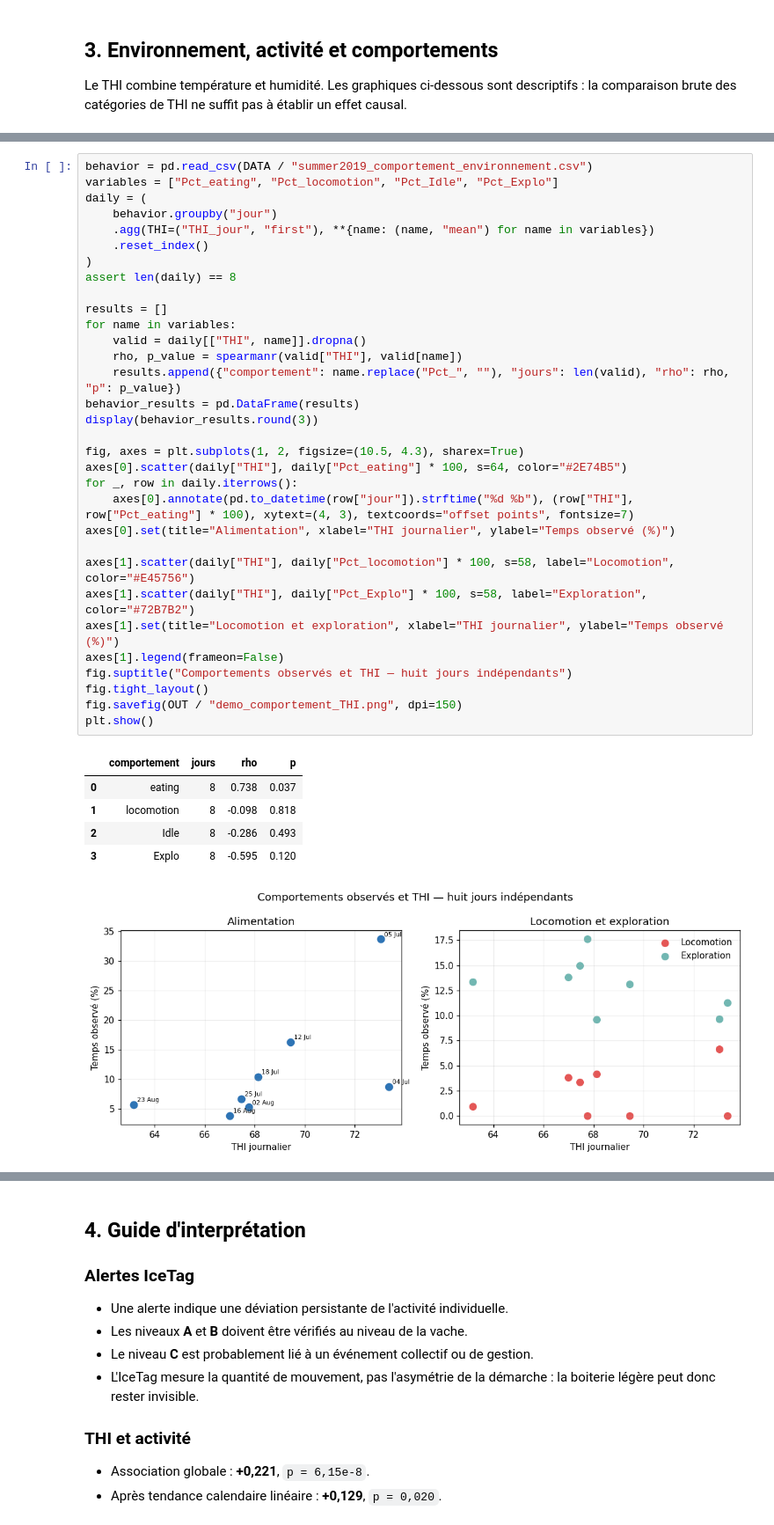
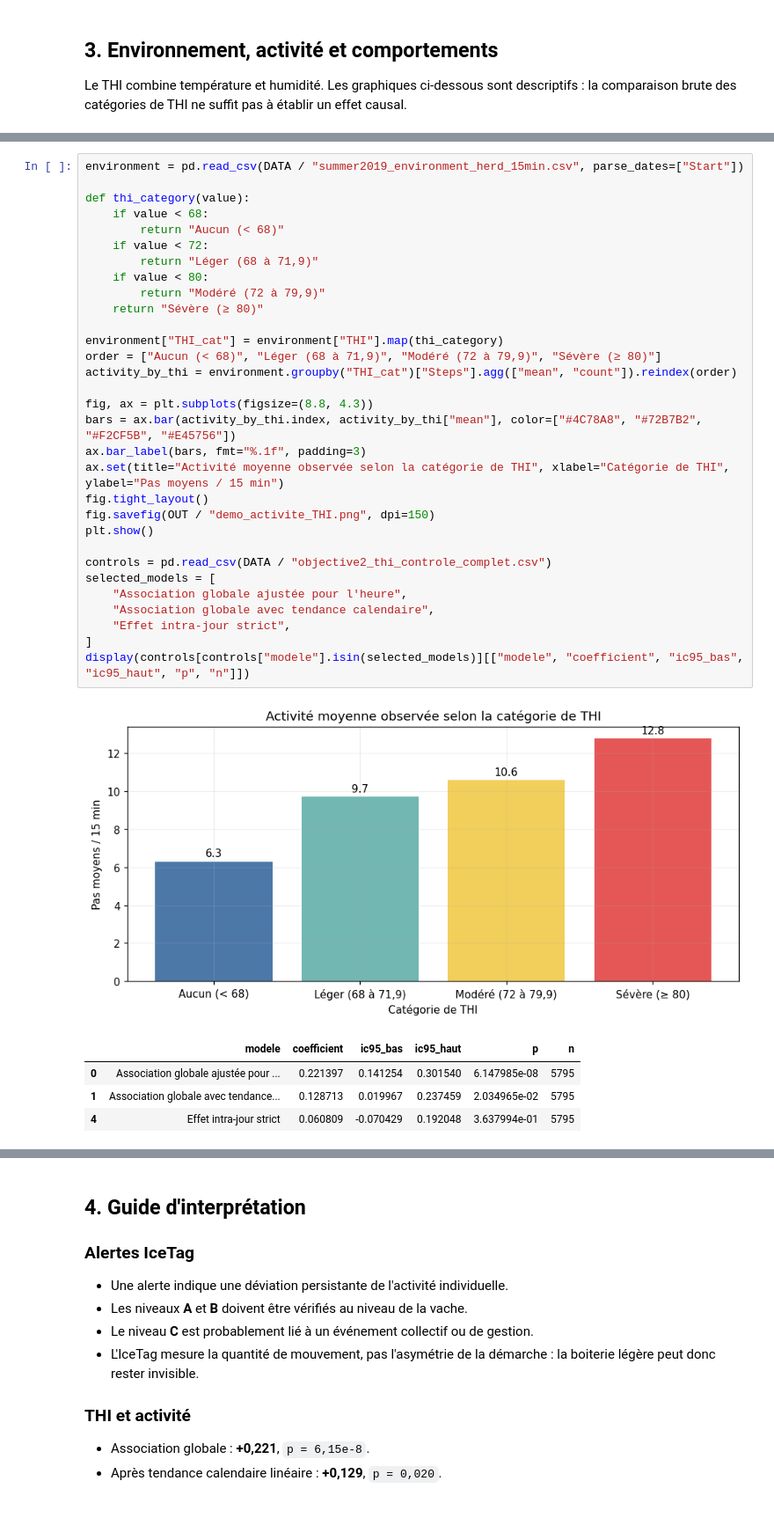
Before and after one commit to Barryguinea/mcgill-iot-cattle, a Jupyter notebook: notebooks/12_objectif3_notebook_demonstration.ipynb, the cells around one changed output, grey strips where cells are left out. Shown at 88% size. Drawn from its saved outputs; the diff is of its cells as text.

```diff
--- a/notebooks/12_objectif3_notebook_demonstration.ipynb
+++ b/notebooks/12_objectif3_notebook_demonstration.ipynb
@@ -260,39 +223,37 @@ display(controls[controls["modele"].isin(selected_models)][["modele", "coefficie
-# %%
-behavior = pd.read_csv(DATA / "summer2019_comportement_environnement.csv")
-variables = ["Pct_eating", "Pct_locomotion", "Pct_Idle", "Pct_Explo"]
-daily = (
-    behavior.groupby("jour")
-    .agg(THI=("THI_jour", "first"), **{name: (name, "mean") for name in variables})
-    .reset_index()
-)
-assert len(daily) == 8
-
-results = []
-for name in variables:
-    valid = daily[["THI", name]].dropna()
-    rho, p_value = spearmanr(valid["THI"], valid[name])
-    results.append({"comportement": name.replace("Pct_", ""), "jours": len(valid), "rho": rho, "p": p_value})
-behavior_results = pd.DataFrame(results)
-display(behavior_results.round(3))
-
-fig, axes = plt.subplots(1, 2, figsize=(10.5, 4.3), sharex=True)
-axes[0].scatter(daily["THI"], daily["Pct_eating"] * 100, s=64, color="#2E74B5")
-for _, row in daily.iterrows():
-    axes[0].annotate(pd.to_datetime(row["jour"]).strftime("%d %b"), (row["THI"], row["Pct_eating"] * 100), xytext=(4, 3), textcoords="offset points", fontsize=7)
-axes[0].set(title="Alimentation", xlabel="THI journalier", ylabel="Temps observé (%)")
-
-axes[1].scatter(daily["THI"], daily["Pct_locomotion"] * 100, s=58, label="Locomotion", color="#E45756")
-axes[1].scatter(daily["THI"], daily["Pct_Explo"] * 100, s=58, label="Exploration", color="#72B7B2")
-axes[1].set(title="Locomotion et exploration", xlabel="THI journalier", ylabel="Temps observé (%)")
-axes[1].legend(frameon=False)
-fig.suptitle("Comportements observés et THI — huit jours indépendants")
-fig.tight_layout()
-fig.savefig(OUT / "demo_comportement_THI.png", dpi=150)
-plt.show()
-# %% [output]
-|  | comportement | jours | rho | p |
-| 0 | eating | 8 | 0.738 | 0.037 |
-| 1 | locomotion | 8 | -0.098 | 0.818 |
-| 2 | Idle | 8 | -0.286 | 0.493 |
-| 3 | Explo | 8 | -0.595 | 0.120 |
-[figure, removed]
+# %%
+environment = pd.read_csv(DATA / "summer2019_environment_herd_15min.csv", parse_dates=["Start"])
+
+def thi_category(value):
+    if value < 68:
+        return "Aucun (< 68)"
+    if value < 72:
+        return "Léger (68 à 71,9)"
+    if value < 80:
+        return "Modéré (72 à 79,9)"
+    return "Sévère (≥ 80)"
+
+environment["THI_cat"] = environment["THI"].map(thi_category)
+order = ["Aucun (< 68)", "Léger (68 à 71,9)", "Modéré (72 à 79,9)", "Sévère (≥ 80)"]
+activity_by_thi = environment.groupby("THI_cat")["Steps"].agg(["mean", "count"]).reindex(order)
+
+fig, ax = plt.subplots(figsize=(8.8, 4.3))
+bars = ax.bar(activity_by_thi.index, activity_by_thi["mean"], color=["#4C78A8", "#72B7B2", "#F2CF5B", "#E45756"])
+ax.bar_label(bars, fmt="%.1f", padding=3)
+ax.set(title="Activité moyenne observée selon la catégorie de THI", xlabel="Catégorie de THI", ylabel="Pas moyens / 15 min")
+fig.tight_layout()
+fig.savefig(OUT / "demo_activite_THI.png", dpi=150)
+plt.show()
+
+controls = pd.read_csv(DATA / "objective2_thi_controle_complet.csv")
+selected_models = [
+    "Association globale ajustée pour l'heure",
+    "Association globale avec tendance calendaire",
+    "Effet intra-jour strict",
+]
+display(controls[controls["modele"].isin(selected_models)][["modele", "coefficient", "ic95_bas", "ic95_haut", "p", "n"]])
+# %% [output]
+[figure, added]
+|  | modele | coefficient | ic95_bas | ic95_haut | p | n |
+| 0 | Association globale ajustée pour ... | 0.221397 | 0.141254 | 0.301540 | 6.147985e-08 | 5795 |
+| 1 | Association globale avec tendance... | 0.128713 | 0.019967 | 0.237459 | 2.034965e-02 | 5795 |
+| 4 | Effet intra-jour strict | 0.060809 | -0.070429 | 0.192048 | 3.637994e-01 | 5795 |
```
Also changed, not shown: parts of 12 cells of this notebook, 10 other files.
